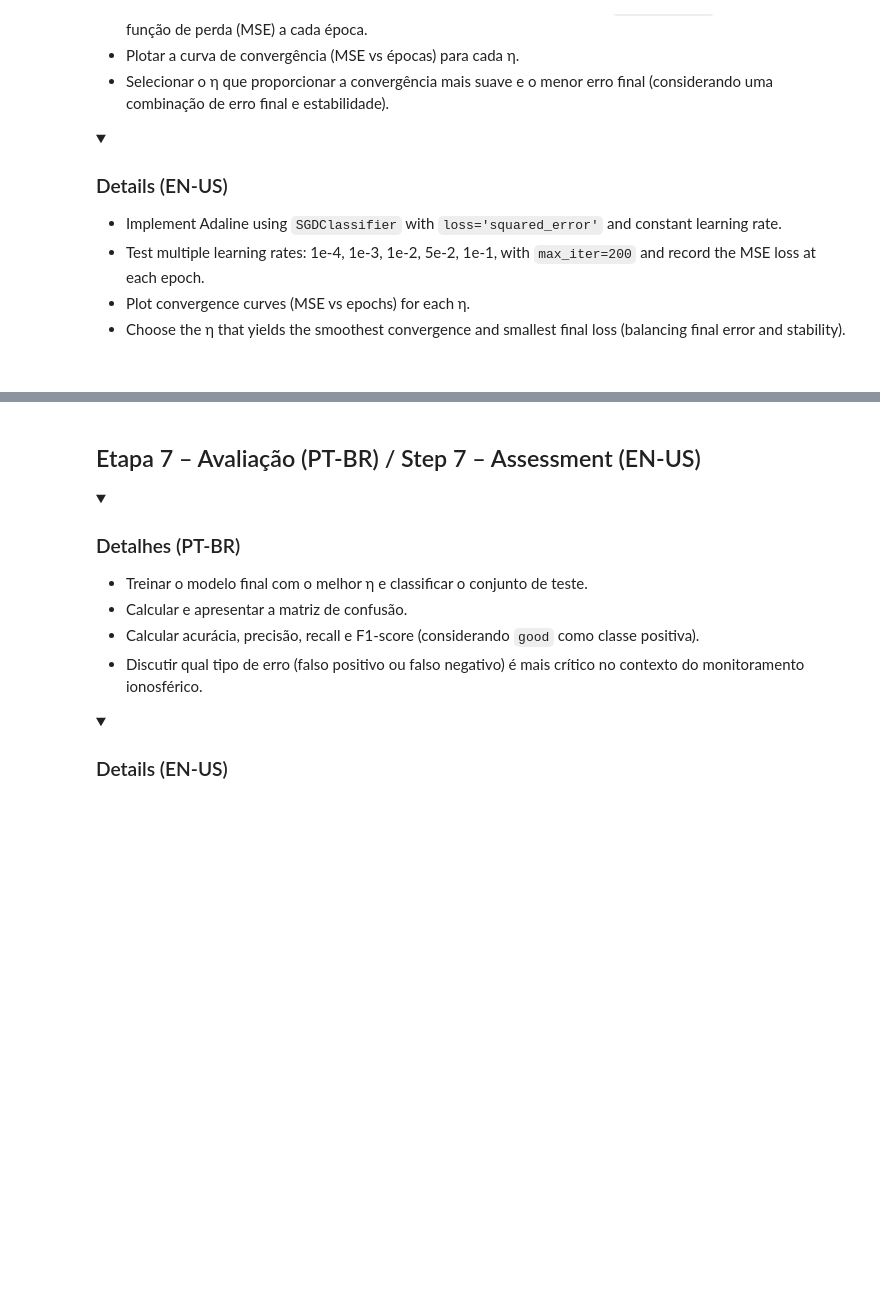
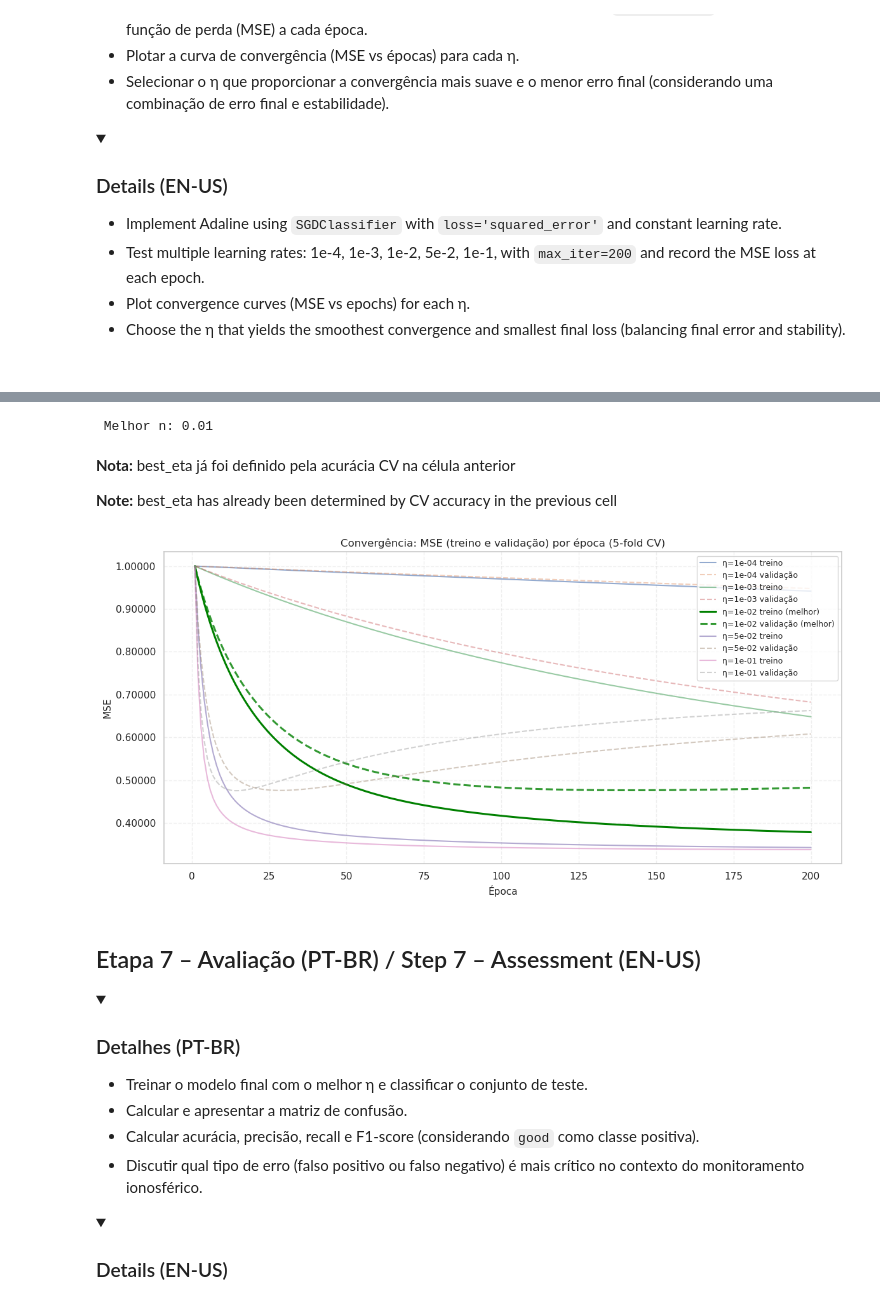
Before and after one commit to Joaof14/Intelligent-Systems, a Jupyter notebook: AdalineNeuralNetwork/Ionosphere-Detection-adaline-neural-network.ipynb, the cells around one changed output, grey strips where cells are left out. Saved outputs shown, nothing was run; the diff lists cells and outputs as text; code cells hidden in the pictures; folded sections open; blank space fills up the shorter version.

```diff
--- a/AdalineNeuralNetwork/Ionosphere-Detection-adaline-neural-network.ipynb
+++ b/AdalineNeuralNetwork/Ionosphere-Detection-adaline-neural-network.ipynb
@@ -573,3 +624,8 @@ plot_boxplots_por_classe(X, y, por_fig=6, salvar_prefixo='boxplot_classe')
 </details>
 
 <br>
+# %%
+# Divisao treino / teste com estratificação para teste
+X_train, X_test, y_train, y_test = train_test_split(
+    data, y_target, test_size=0.2, random_state=42, stratify=y_target
+)
@@ -576,3 +728,9 @@ plot_boxplots_por_classe(X, y, por_fig=6, salvar_prefixo='boxplot_classe')
+# %%
+# Normalização padrão
+scaler = StandardScaler()
+
+X_train_scaled = scaler.fit_transform(X_train)
+X_test_scaled  = scaler.transform(X_test)
 # %% [markdown]
 ## Etapa 6 – Ajuste do Modelo (Adaline) (PT-BR) / Step 6 – Model Fitting (Adaline) (EN-US)
 
@@ -595,3 +753,7 @@ plot_boxplots_por_classe(X, y, por_fig=6, salvar_prefixo='boxplot_classe')
 </details>
 
 <br>
+# %%
+# hiperparâmetros solicitados
+etas = [1e-4, 1e-3, 1e-2, 5e-2, 1e-1]
+epochs = 200
@@ -597,0 +793,6 @@ plot_boxplots_por_classe(X, y, por_fig=6, salvar_prefixo='boxplot_classe')
+# %%
+best_eta = max(cv_results, key=lambda x: cv_results[x]['mean'])
+
+print(f"\n Melhor n: {best_eta}")
+# %% [output]
+ Melhor n: 0.01
@@ -598,3 +847,33 @@ plot_boxplots_por_classe(X, y, por_fig=6, salvar_prefixo='boxplot_classe')
+# %% [markdown]
+**Nota:** best_eta já foi definido pela acurácia CV na célula anterior
+
+**Note:** best_eta has already been determined by CV accuracy in the previous cell
+# %%
+# Convergência: treino e validação por época
+fig, ax = plt.subplots(figsize=(12,6))
+
+for eta in etas:
+    if eta == best_eta:
+        ax.plot(range(1, epochs+1), results_train[eta], label=f'η={eta:.0e} treino (melhor)',
+                color='green', linewidth=2.2, linestyle='-')
+        ax.plot(range(1, epochs+1), results_val[eta], label=f'η={eta:.0e} validação (melhor)',
+                color='green', linewidth=2.2, linestyle='--', alpha=0.8)
+    else:
+        ax.plot(range(1, epochs+1), results_train[eta], label=f'η={eta:.0e} treino',
+                alpha=0.6, linestyle='-')
+        ax.plot(range(1, epochs+1), results_val[eta], label=f'η={eta:.0e} validação',
+                alpha=0.4, linestyle='--')
+
+ax.set_xlabel('Época', fontsize=11)
+ax.set_ylabel('MSE', fontsize=11)
+ax.set_title('Convergência: MSE (treino e validação) por época (5-fold CV)', fontsize=12)
+ax.yaxis.set_major_formatter(mtick.FormatStrFormatter('%.5f'))
+ax.legend(loc='best', fontsize=9)
+ax.grid(True, ls='--', alpha=0.3)
+plt.tight_layout()
+plt.show()
+# %% [output]
+[figure, added]
 # %% [markdown]
 ## Etapa 7 – Avaliação (PT-BR) / Step 7 – Assessment (EN-US)
 
```
Also changed, not shown: parts of 50 cells of this notebook, 1 other file.
